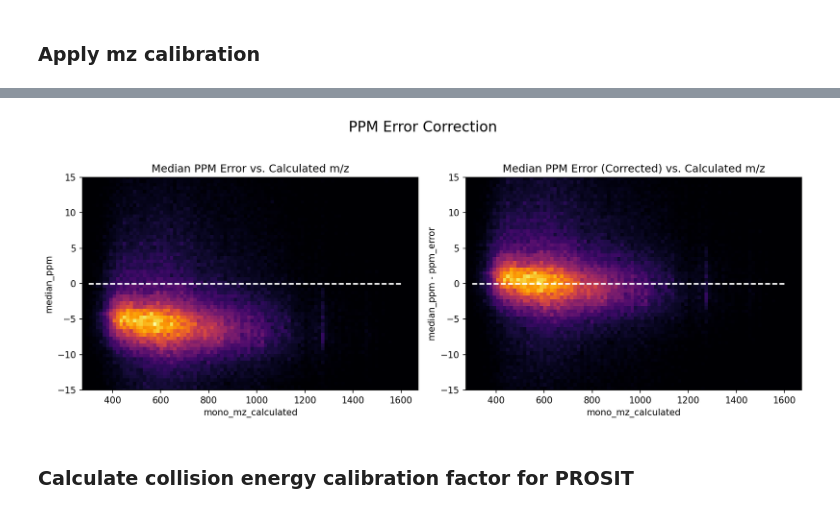
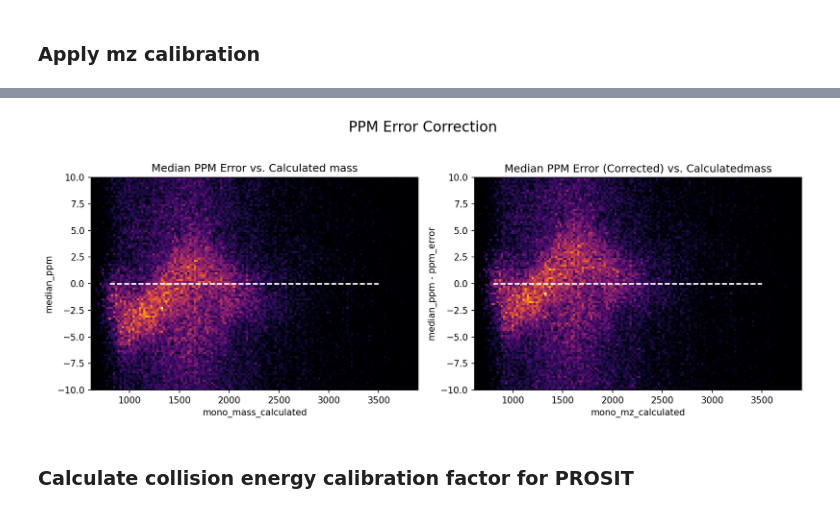
Before and after one commit to theGreatHerrLebert/rustims, a Jupyter notebook: imspy/examples/imspy_dda.ipynb, the cells around one changed output, grey strips where cells are left out. Saved outputs shown, nothing was run; the diff lists cells and outputs as text; code cells hidden in the pictures.

```diff
--- a/imspy/examples/imspy_dda.ipynb
+++ b/imspy/examples/imspy_dda.ipynb
@@ -22,4 +22,4 @@ from imspy.timstof.dda import TimsDatasetDDA
 
 # If you do not have timsTOF DDA data available, download this file from proteomexchange: PXD043026, M210115_001_Slot1-1_1_850.d.rar
 ds_name = 'M210115_001_Slot1-1_1_850'
-dataset = TimsDatasetDDA('/media/hd01/CCSPred/HELA-GRAD110/M210115_001_Slot1-1_1_850.d/', in_memory=False, use_bruker_sdk=False)
+dataset = TimsDatasetDDA('/media/hd01/CCSPred/HELA-GRAD20/M210115_007_Slot1-1_1_856.d/', in_memory=False, use_bruker_sdk=False)
@@ -211,8 +226,8 @@ psm_collection = scorer.score_collection_psm(
 # %% [markdown]
 ### Create a pandas DataFrame from the PSMs
 # %%
-from sagepy.utility import peptide_spectrum_match_collection_to_pandas
-PSM_pandas = peptide_spectrum_match_collection_to_pandas(psm_collection)
+from sagepy.utility import psm_collection_to_pandas
+PSM_pandas = psm_collection_to_pandas(psm_collection, num_threads=16)
 # %%
 tone_dict = dict(zip(dataset.meta_data.frame_id, dataset.meta_data.T1))
 ttwo_dict = dict(zip(dataset.meta_data.frame_id, dataset.meta_data.T2))
@@ -237,7 +252,7 @@ fig.suptitle("Density Distributions of Median PPM Error Across Dims bruker-SDK",
 # Function to create true density heatmap
 def plot_density_heatmap(ax, data_x, data_y, xlabel, ylabel, title):
     # Create a 2D histogram with density color mapping
-    heatmap, xedges, yedges = np.histogram2d(data_x, data_y, bins=100, density=True)
+    heatmap, xedges, yedges = np.histogram2d(data_x, data_y, bins=150, density=True)
     extent = [xedges[0], xedges[-1], yedges[0], yedges[-1]]
     im = ax.imshow(heatmap.T, extent=extent, origin='lower', aspect='auto', cmap='inferno')
     ax.set_xlabel(xlabel)
@@ -248,10 +263,11 @@ def plot_density_heatmap(ax, data_x, data_y, xlabel, ylabel, title):
 # Create heatmaps for each subplot
 im1 = plot_density_heatmap(axes[0, 0], x, y, "Frame T1", "Median ppm error", "Density of Frame T1 vs. Median ppm error")
 im2 = plot_density_heatmap(axes[0, 1], p, q, "Frame T2", "Median ppm error", "Density of Frame T2 vs. Median ppm error")
-im3 = plot_density_heatmap(axes[1, 0], PSM_pandas.retention_time_observed, PSM_pandas.median_ppm, "Retention time", "Median ppm error", "Density of Retention Time vs. Median ppm error")
-im4 = plot_density_heatmap(axes[1, 1], PSM_pandas.inverse_mobility_observed, PSM_pandas.median_ppm, "Inverse Mobility", "Median ppm error", "Density of Inverse Mobility vs. Median ppm error")
+im3 = plot_density_heatmap(axes[1, 0], PSM_pandas.rt, PSM_pandas.delta_mass, "Retention time", "Median ppm error", "Density of Retention Time vs. Median ppm error")
+im4 = plot_density_heatmap(axes[1, 1], PSM_pandas.ims, PSM_pandas.delta_mass, "Inverse Mobility", "Median ppm error", "Density of Inverse Mobility vs. Median ppm error")
 
 # Adjust layout
+
 plt.tight_layout(rect=[0, 0.03, 1, 0.95])
 plt.show()
 # %% [output]
@@ -273,22 +305,22 @@ for _, values in psm_collection.items():
 # %%
 # Create a two-panel figure for density plots
 fig, (ax1, ax2) = plt.subplots(1, 2, figsize=(12, 5), dpi=150)
 fig.suptitle("PPM Error Correction", fontsize=16)
 
 # Density Plot 1: Median PPM Error vs. Calculated m/z
-plot_density_heatmap(ax1, PSM_pandas.mono_mz_calculated, PSM_pandas.median_ppm, "mono_mz_calculated", "median_ppm", "Median PPM Error vs. Calculated m/z")
-ax1.set_ylim(-15, 15)
-ax1.hlines(0, 300, 1600, color="white", linestyle="dashed")
+plot_density_heatmap(ax1, PSM_pandas.expmass, PSM_pandas.delta_mass, "mono_mass_calculated", "median_ppm", "Median PPM Error vs. Calculated mass")
+ax1.set_ylim(-10, 10)
+ax1.hlines(0, 800, 3500, color="white", linestyle="dashed")
 # Density Plot 2: Corrected Median PPM Error vs. Calculated m/z
-plot_density_heatmap(ax2, PSM_pandas.mono_mz_calculated, PSM_pandas.median_ppm - ppm_error, "mono_mz_calculated", "median_ppm - ppm_error",
-                     "Median PPM Error (Corrected) vs. Calculated m/z")
-ax2.set_ylim(-15, 15)
-ax2.hlines(0, 300, 1600, color="white", linestyle="dashed")
+plot_density_heatmap(ax2, PSM_pandas.expmass, PSM_pandas.delta_mass - ppm_error, "mono_mz_calculated", "median_ppm - ppm_error",
+                     "Median PPM Error (Corrected) vs. Calculatedmass")
+ax2.set_ylim(-10, 10)
+ax2.hlines(0, 800, 3500, color="white", linestyle="dashed")
 # Adjust layout
 plt.tight_layout(rect=[0, 0.03, 1, 0.95])
 plt.show()
 # %% [output]
-[figure, old version]
+[figure, new version]
 # %% [markdown]
 ### Calculate collision energy calibration factor for PROSIT
 # %%
```
Also changed, not shown: parts of 22 cells of this notebook, 3 other files.
